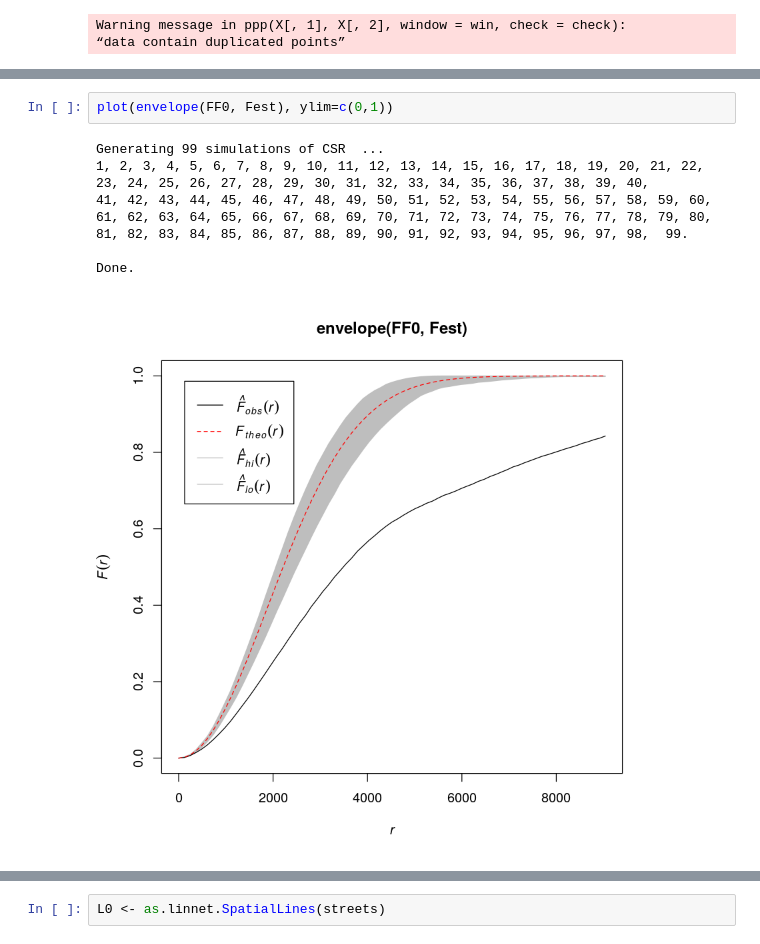
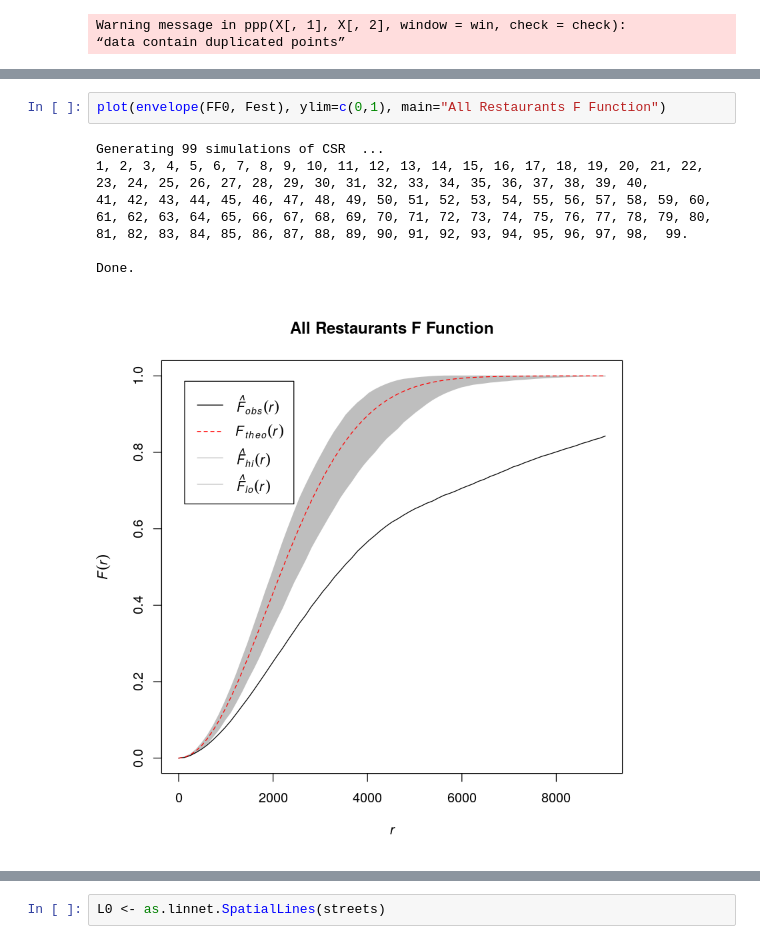
Before and after one commit to joshgoldman4/food-network, a Jupyter notebook: food network/fast food.ipynb, the cells around one changed output, grey strips where cells are left out. Cells and saved outputs as stored; diff of their text form.

```diff
--- a/food network/fast food.ipynb
+++ b/food network/fast food.ipynb
@@ -140,12 +153,12 @@ Done.
 # %%
-plot(envelope(FF0, Fest), ylim=c(0,1))
+plot(envelope(FF0, Fest), ylim=c(0,1), main="All Restaurants F Function")
 # %% [output]
 Generating 99 simulations of CSR  ...
 1, 2, 3, 4, 5, 6, 7, 8, 9, 10, 11, 12, 13, 14, 15, 16, 17, 18, 19, 20, 21, 22, 23, 24, 25, 26, 27, 28, 29, 30, 31, 32, 33, 34, 35, 36, 37, 38, 39, 40,
 41, 42, 43, 44, 45, 46, 47, 48, 49, 50, 51, 52, 53, 54, 55, 56, 57, 58, 59, 60, 61, 62, 63, 64, 65, 66, 67, 68, 69, 70, 71, 72, 73, 74, 75, 76, 77, 78, 79, 80,
 81, 82, 83, 84, 85, 86, 87, 88, 89, 90, 91, 92, 93, 94, 95, 96, 97, 98,  99.
 
 Done.
-[figure, old version]
+[figure, new version]
 # %%
 summary(FF0)
```
Also changed, not shown: parts of 7 cells of this notebook.
